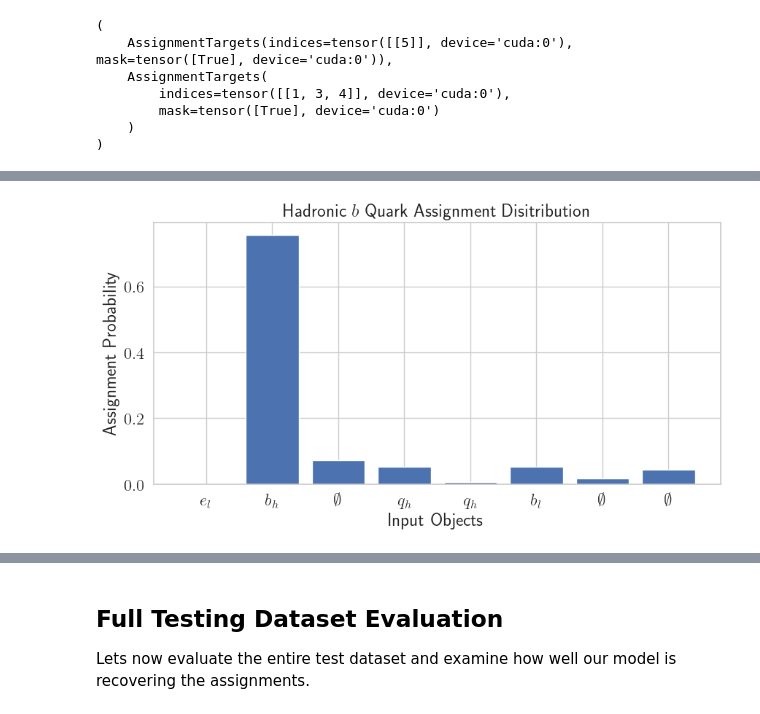
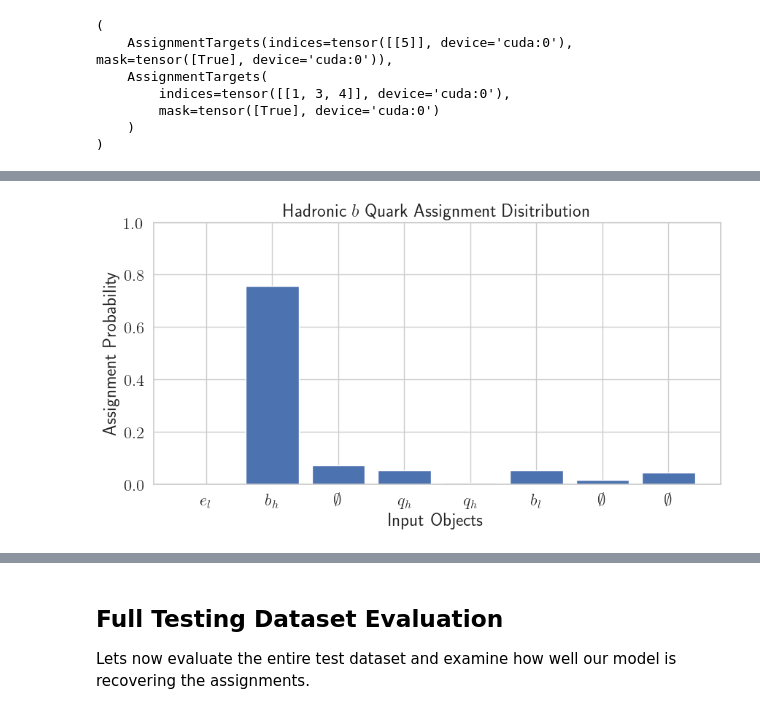
Before and after one commit to Alexanders101/SPANet, a Jupyter notebook: demo/Demo.ipynb, the cells around one changed output, grey strips where cells are left out. Drawn from its saved outputs; the diff is of its cells as text; code cells hidden in the pictures.

```diff
--- a/demo/Demo.ipynb
+++ b/demo/Demo.ipynb
@@ -407,12 +410,13 @@ plt.tight_layout();
 # %%
 plot_1d_assignment_distribution(hadronic_b_marginal_assignment, num_vectors)
 plt.xticks(*make_labels(example_validation_event))
+plt.ylim(0.0, 1.0)
 plt.xlabel("Input Objects")
 plt.title("Hadronic $b$ Quark Assignment Disitribution")
 plt.tight_layout();
 # %% [output]
 [interactive output not drawn]
-[figure, old version]
+[figure, new version]
 # %%
 plt.figure(figsize=(8, 6))
 plot_2d_assignment_distribution(hadronic_qq_marginal_assignment, num_vectors)
```
Also changed, not shown: parts of 11 cells of this notebook.
